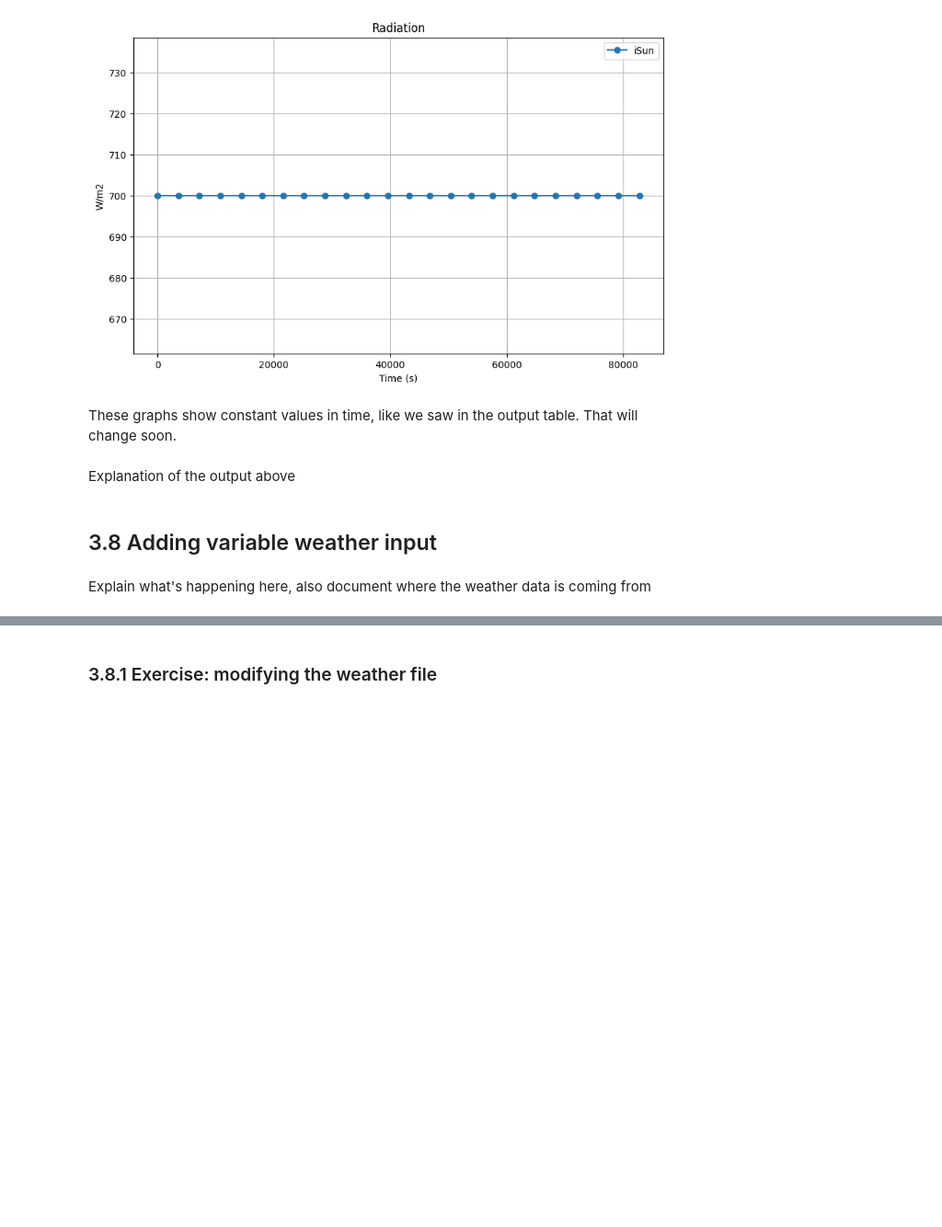
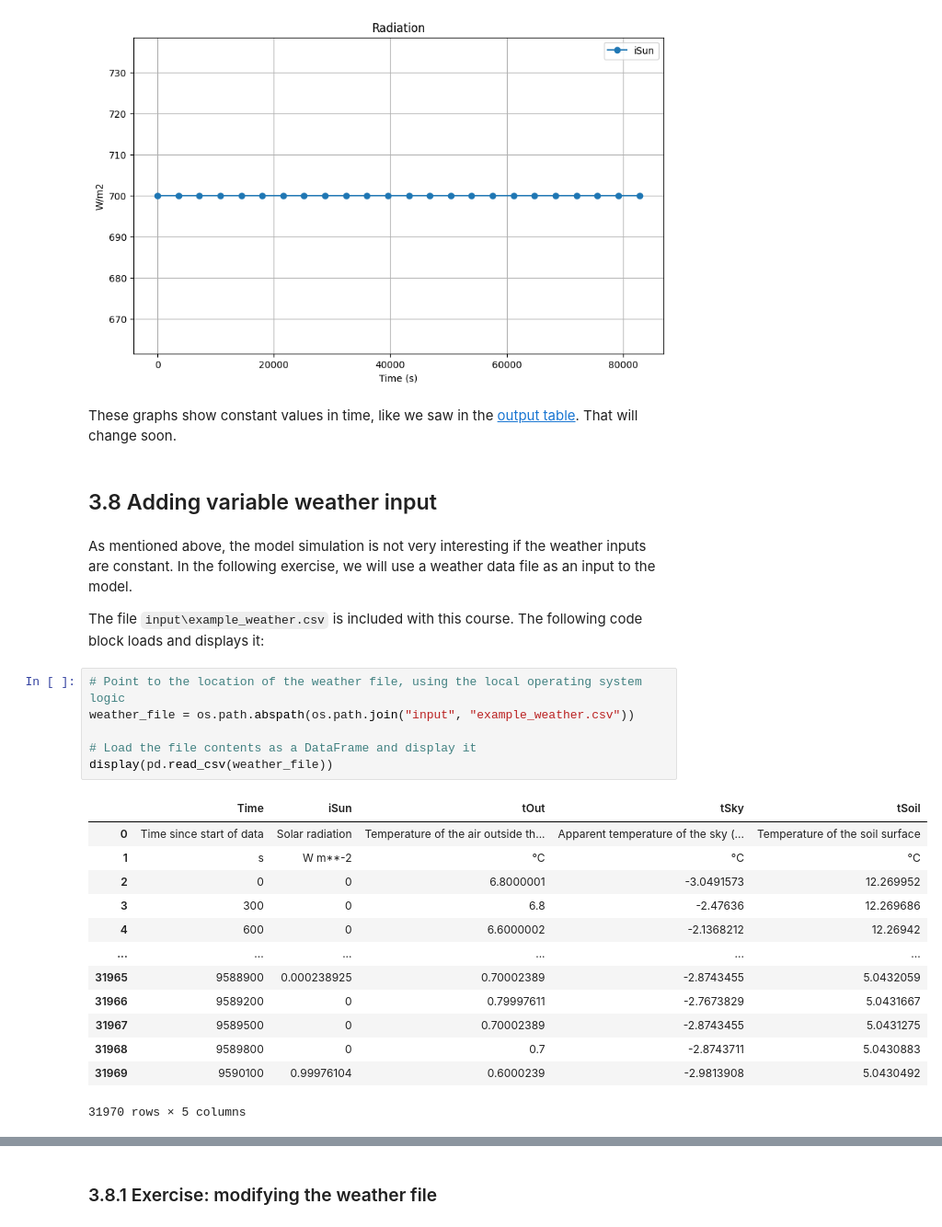
Before and after one commit to davkat1/intro_gh_modelling_draft, a Jupyter notebook: notebooks/03_tunnel_model_in_greenlight.ipynb, the cells around one changed output, grey strips where cells are left out. Shown at 92% size. Drawn from its saved outputs; the diff is of its cells as text; blank space fills up the shorter version.

```diff
--- a/notebooks/03_tunnel_model_in_greenlight.ipynb
+++ b/notebooks/03_tunnel_model_in_greenlight.ipynb
@@ -569,10 +578,30 @@ display_graphs(mdl.full_sol, ["iSun"],"Radiation", "W/m2", '-o')
 [figure]
 [figure]
 # %% [markdown]
-These graphs show constant values in time, like we saw in the output table. That will change soon.
+These graphs show constant values in time, like we saw in the [output table](#3.6-Displaying-model-output-in-a-table). That will change soon.
-# %% [markdown]
-Explanation of the output above
 # %% [markdown]
 ## 3.8 Adding variable weather input
 # %% [markdown]
-Explain what's happening here, also document where the weather data is coming from
+As mentioned above, the model simulation is not very interesting if the weather inputs are constant. In the following exercise, we will use a weather data file as an input to the model.
+
+The file `input\example_weather.csv` is included with this course. The following code block loads and displays it:
+# %%
+# Point to the location of the weather file, using the local operating system logic
+weather_file = os.path.abspath(os.path.join("input", "example_weather.csv"))
+
+# Load the file contents as a DataFrame and display it
+display(pd.read_csv(weather_file))
+# %% [output]
+|  | Time | iSun | tOut | tSky | tSoil |
+| 0 | Time since start of data | Solar radiation | Temperature of the air outside th... | Apparent temperature of the sky (... | Temperature of the soil surface |
+| 1 | s | W m**-2 | °C | °C | °C |
+| 2 | 0 | 0 | 6.8000001 | -3.0491573 | 12.269952 |
+| 3 | 300 | 0 | 6.8 | -2.47636 | 12.269686 |
+| 4 | 600 | 0 | 6.6000002 | -2.1368212 | 12.26942 |
+| ... | ... | ... | ... | ... | ... |
+| 31965 | 9588900 | 0.000238925 | 0.70002389 | -2.8743455 | 5.0432059 |
+| 31966 | 9589200 | 0 | 0.79997611 | -2.7673829 | 5.0431667 |
+| 31967 | 9589500 | 0 | 0.70002389 | -2.8743455 | 5.0431275 |
+| 31968 | 9589800 | 0 | 0.7 | -2.8743711 | 5.0430883 |
+| 31969 | 9590100 | 0.99976104 | 0.6000239 | -2.9813908 | 5.0430492 |
+31970 rows × 5 columns
```
Also changed, not shown: parts of 29 cells of this notebook, 2 other files.
